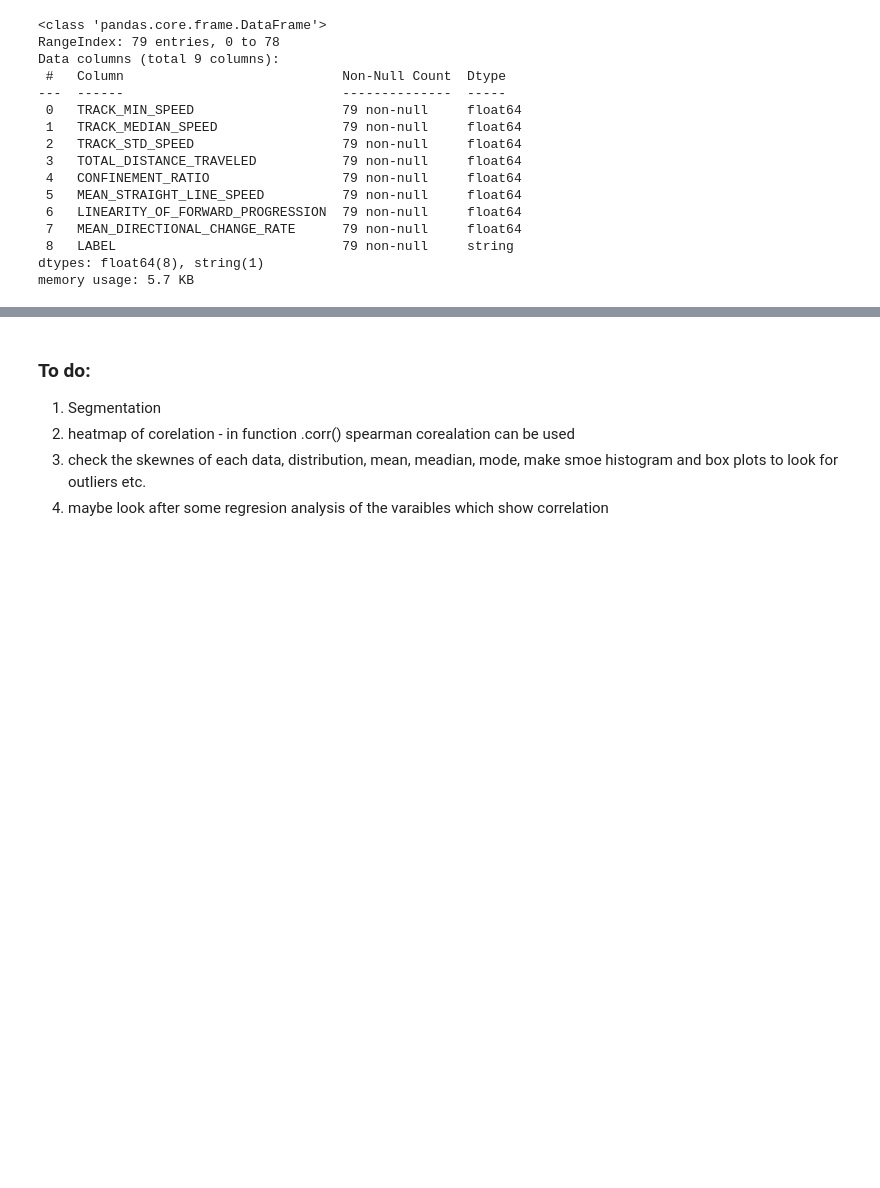
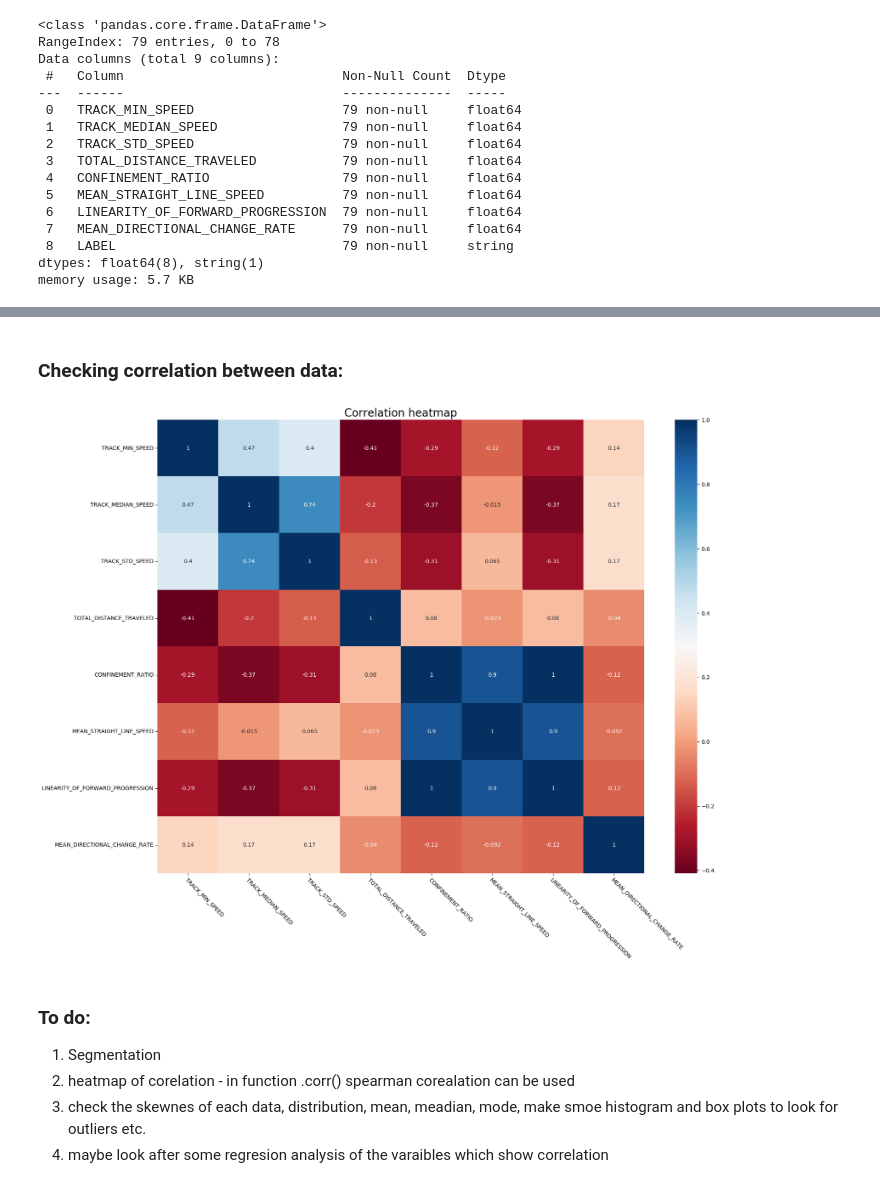
Before and after one commit to GentlemanFrog/Trajectory_clustering, a Jupyter notebook: Trajectory_analysis.ipynb, the cells around one changed output, grey strips where cells are left out. Cells and saved outputs as stored; diff of their text form; code cells hidden in the pictures; blank space fills up the shorter version.

Commit message:
Update, added correlation heatmap
Added correlation heatmap of  features. In this case we use the Spearman correaltion. Also the xthicsk were algined to not overlap.

```diff
--- a/Trajectory_analysis.ipynb
+++ b/Trajectory_analysis.ipynb
@@ -149,3 +149,8 @@ Data columns (total 9 columns):
  8   LABEL                             79 non-null     string
 dtypes: float64(8), string(1)
 memory usage: 5.7 KB
+# %%
+# Making subset of only numeric values without the labels:
+df_wo_labels = df_w_floats.copy()
+df_wo_labels = df_wo_labels.drop('LABEL', axis=1)
+df_wo_labels.info()
@@ -152,3 +173,15 @@ memory usage: 5.7 KB
+# %% [markdown]
+### Checking correlation between data:
+# %%
+plt.figure(figsize=(20,15))
+sns.heatmap(df_wo_labels.corr(method='spearman'),
+            annot=True, cmap='RdBu')
+plt.title('Correlation heatmap', fontsize=20)
+plt.yticks(rotation=0)
+plt.xticks(rotation=-45, ha='left', rotation_mode='anchor')
+plt.show()
+# %% [output]
+[figure, added]
 # %% [markdown]
 ### To do:
 1. Segmentation
```
Also changed, not shown: parts of 1 cell of this notebook.
